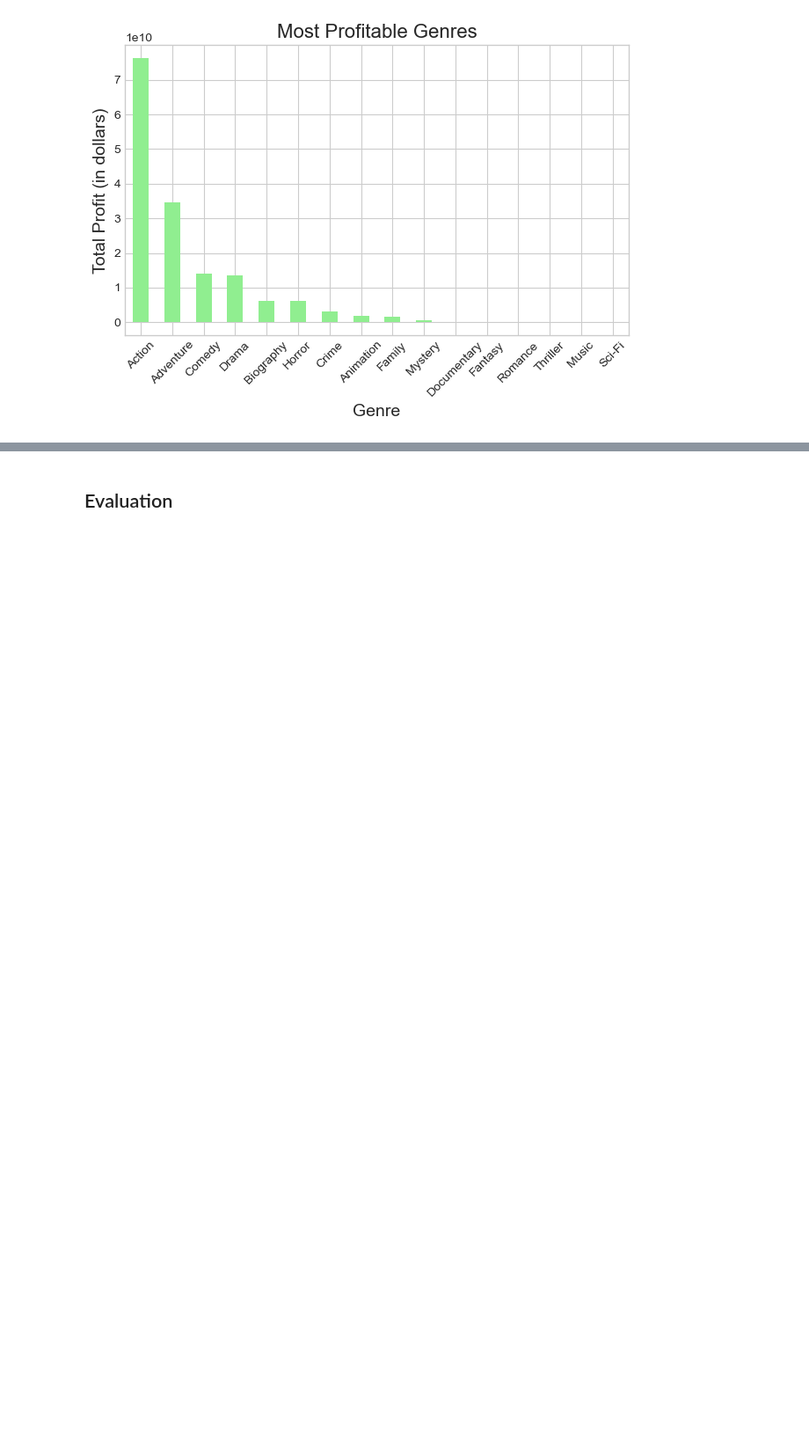
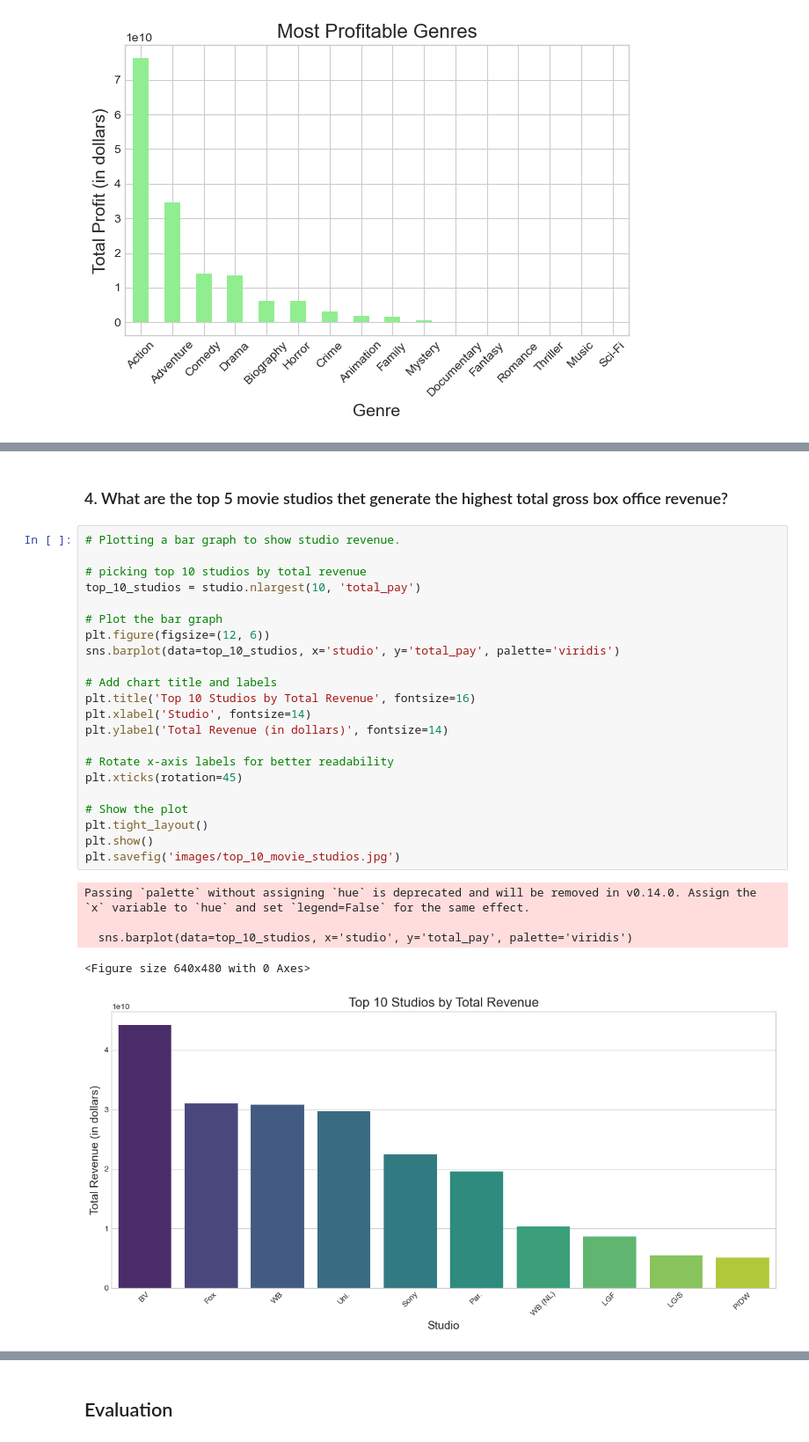
Before and after one commit to eugene-maina72/Phase-2-Project.Movie_Studio, a Jupyter notebook: notebook.ipynb, the cells around one changed output, grey strips where cells are left out. Shown: that part at 88% size. Drawn from its saved outputs; the diff is of its cells as text; blank space fills up the shorter version.

```diff
--- a/notebook.ipynb
+++ b/notebook.ipynb
@@ -676,0 +743,30 @@ strong multicollinearity or other numerical problems.
+# %% [markdown]
+### 4. What are the top 5 movie studios thet generate the highest total gross box office revenue?
+# %%
+# Plotting a bar graph to show studio revenue.
+
+# picking top 10 studios by total revenue
+top_10_studios = studio.nlargest(10, 'total_pay')
+
+# Plot the bar graph
+plt.figure(figsize=(12, 6))
+sns.barplot(data=top_10_studios, x='studio', y='total_pay', palette='viridis')
+
+# Add chart title and labels
+plt.title('Top 10 Studios by Total Revenue', fontsize=16)
+plt.xlabel('Studio', fontsize=14)
+plt.ylabel('Total Revenue (in dollars)', fontsize=14)
+
+# Rotate x-axis labels for better readability
+plt.xticks(rotation=45)
+
+# Show the plot
+plt.tight_layout()
+plt.show()
+plt.savefig('images/top_10_movie_studios.jpg')
+# %% [output]
+Passing `palette` without assigning `hue` is deprecated and will be removed in v0.14.0. Assign the `x` variable to `hue` and set `legend=False` for the same effect.
+
+  sns.barplot(data=top_10_studios, x='studio', y='total_pay', palette='viridis')
+<Figure size 640x480 with 0 Axes>
+[figure, added]
```
Also changed, not shown: parts of 13 cells of this notebook, 5 other files.
